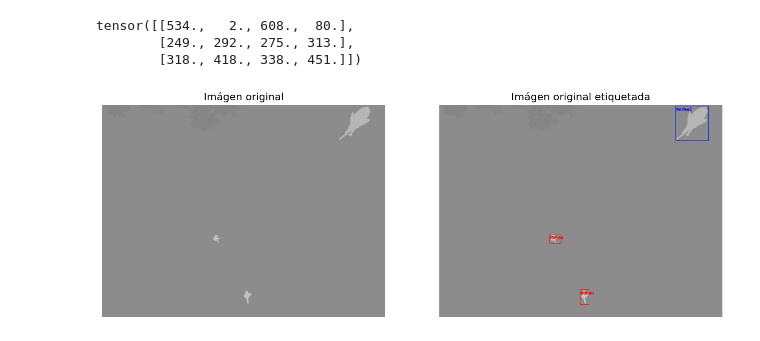
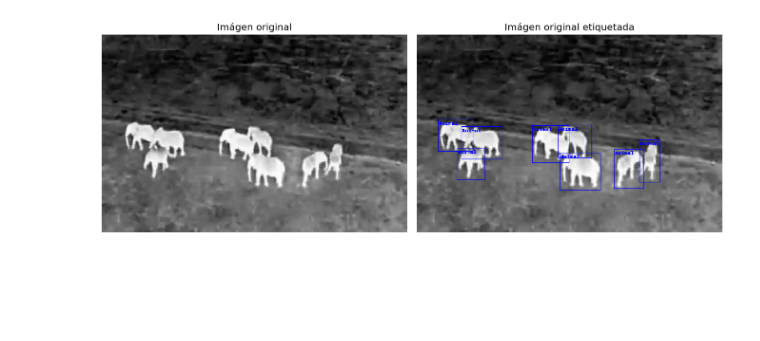
Before and after one commit to jesusBV20/UAV_IR_Surveillance, a Jupyter notebook: data_visualization.ipynb, the cells around one changed output. Drawn from its saved outputs; the diff is of its cells as text; code cells hidden in the pictures; blank space fills up the shorter version.

Commit message:
Algunos cambios en el generador de vídeos

```diff
--- a/data_visualization.ipynb
+++ b/data_visualization.ipynb
@@ -35,16 +1,31 @@ def frameVisualicer(dataset, movie_id, frame,
+# %%
+import os
+import numpy as np
+import pandas as pd
+import matplotlib.pylab as plt
+
+import torch
+from UAVIR_tools import BIRDSAIDataset, imgBoxes, frameVisualicer, genMovie
+from torchvision import transforms as T
+
+###################################################
+# IMPORTANTE: Instalar la base de datos siguiendo #
+# las instrucciones del README e indicar en estas #
+# dos variables los direcctorios!!                #
+TRAIN_REAL_DATA_PATH = "D:\Datos\TrainReal"
+TRAIN_SIM_DATA_PATH  = "D:\Datos\TrainSimulation"
+TEST_DATA_PATH       = "D:\Datos\TestReal"
+###################################################
+MODEL_PATH = "model"
+
+# Cargamos los dataset de interes
+dataset_trainSim = BIRDSAIDataset(TRAIN_SIM_DATA_PATH)
+dataset_test = BIRDSAIDataset(TEST_DATA_PATH)
 # %%
-DATA_PATH = "D:\Datos\TrainSimulation"
+# Seleccionamos el vídeo y el frame
+movie_id = 9
+frame = 1
 
-# Dargamos el dataset
-dataset = BIRDSAIDataset(DATA_PATH)
-
-# Seleccionamos el vídeo y el frame
-movie_id = 102
-frame = 110
-
-frameVisualicer(dataset, movie_id, frame)
+frameVisualicer(dataset_test, movie_id, frame)
 # %% [output]
-tensor([[534.,   2., 608.,  80.],
-        [249., 292., 275., 313.],
-        [318., 418., 338., 451.]])
-[figure, old version]
+[figure, new version]
```
Also changed, not shown: parts of 5 cells of this notebook, 3 other files.
